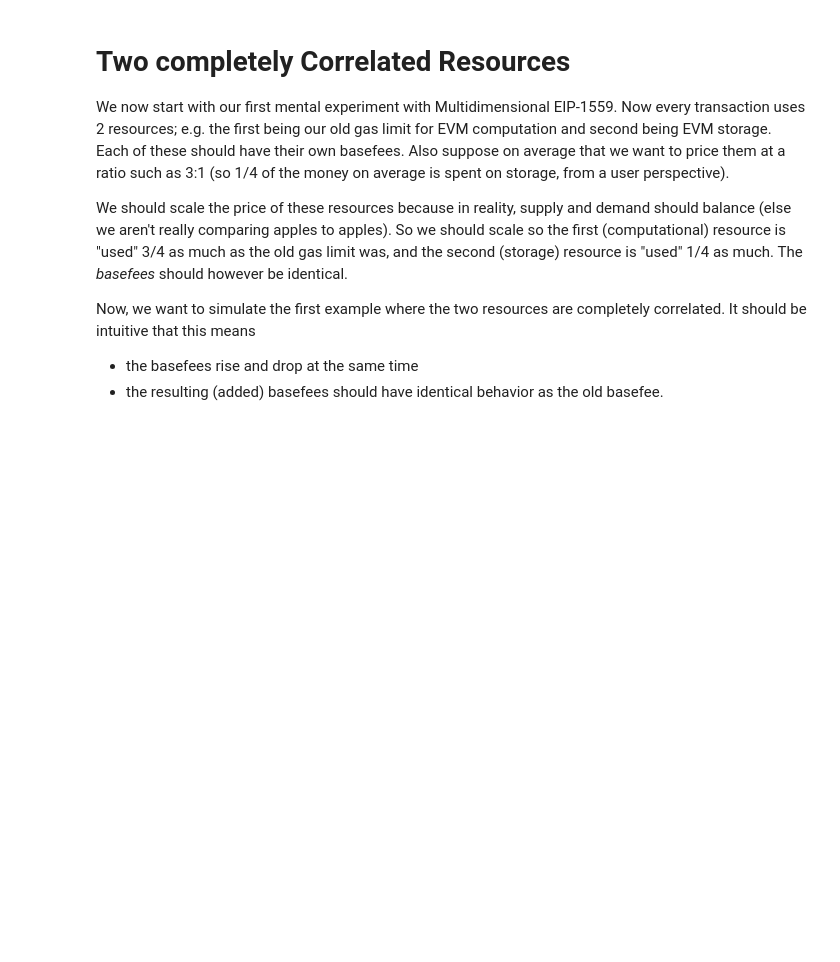
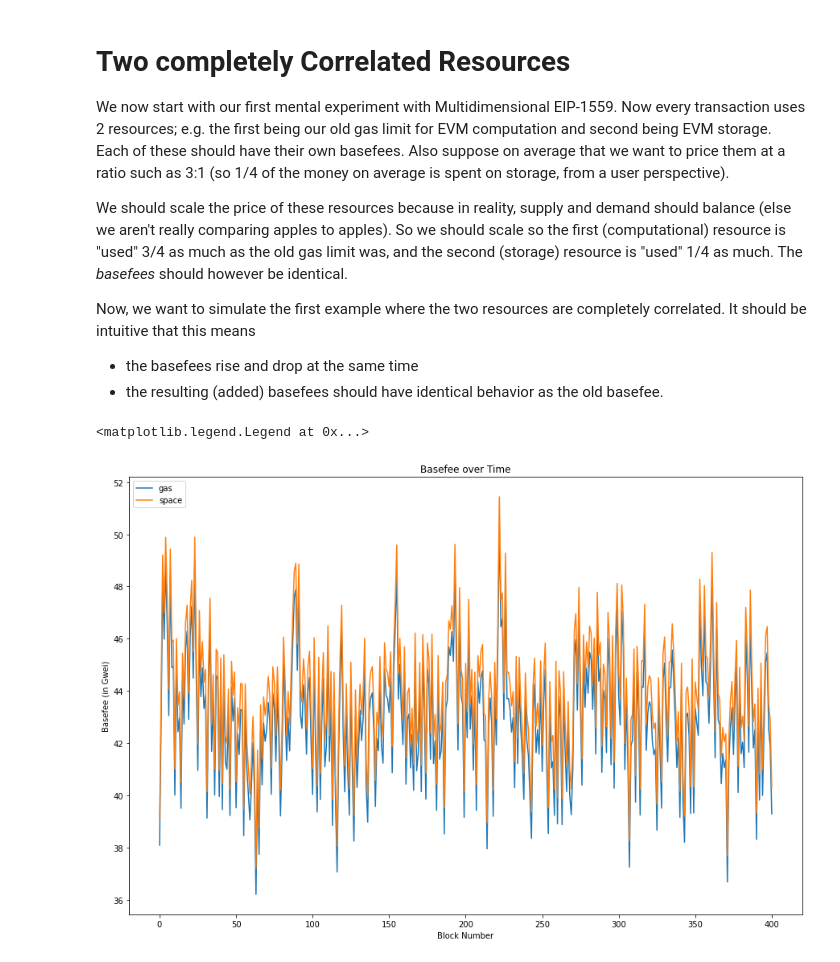
Before and after one commit to teohyikhaw/camcos, a Jupyter notebook: simulations/multi-1559.ipynb, the cells around one changed output. Cells and saved outputs as stored; diff of their text form; code cells hidden in the pictures; blank space fills up the shorter version.

```diff
--- a/simulations/multi-1559.ipynb
+++ b/simulations/multi-1559.ipynb
@@ -59,3 +68,18 @@ Now, we want to simulate the first example where the two resources are completel
 
 - the basefees rise and drop at the same time
 - the resulting (added) basefees should have identical behavior as the old basefee.
+# %%
+mbf_sim = simulator.Simulator(bf_standard, ("gas", "space"), (0.7, 0.3), resource_behavior="CORRELATED")
+basefees_data, block_data, mempools_data = mbf_sim.simulate(demand)
+
+plt.rcParams["figure.figsize"] = (15,10)
+plt.title("Basefee over Time")
+plt.xlabel("Block Number")
+plt.ylabel("Basefee (in Gwei)")
+plt.plot(basefees_data["gas"], label="gas")
+basefees_data_space = [x+1 for x in basefees_data["space"]]
+plt.plot(basefees_data_space, label="space")
+plt.legend(loc="upper left")
+# %% [output]
+<matplotlib.legend.Legend at 0x...>
+[figure, added]
```
Also changed, not shown: parts of 8 cells of this notebook, 1 other file.
